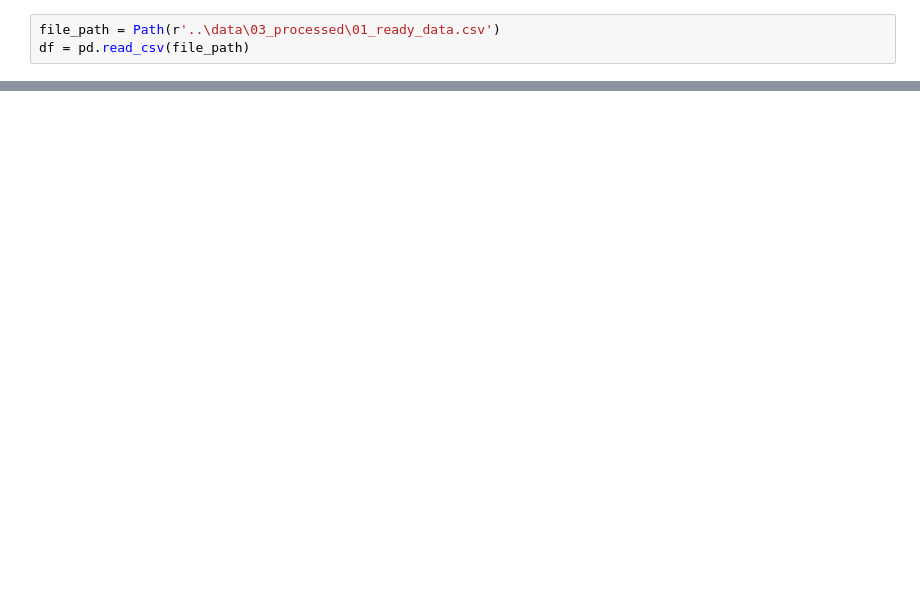
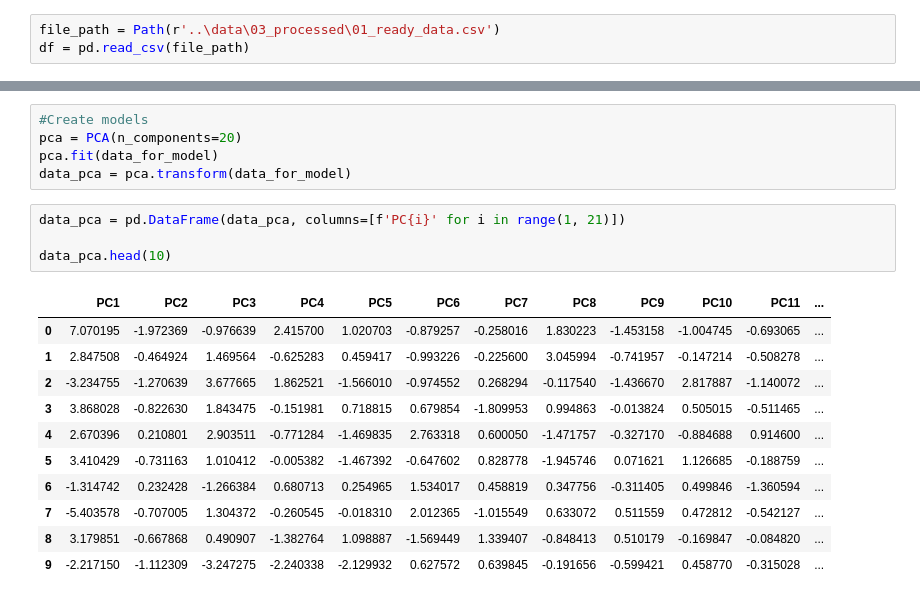
Before and after one commit to Mghd269/DMI-Project, a Jupyter notebook: notebooks/03_data_preparation.ipynb, the cells around one changed output, grey strips where cells are left out. Saved outputs shown, nothing was run; the diff lists cells and outputs as text; blank space fills up the shorter version.

```diff
--- a/notebooks/03_data_preparation.ipynb
+++ b/notebooks/03_data_preparation.ipynb
@@ -23,0 +73,21 @@ df.head()
+# %%
+#Create models
+pca = PCA(n_components=20)
+pca.fit(data_for_model)
+data_pca = pca.transform(data_for_model)
+# %%
+data_pca = pd.DataFrame(data_pca, columns=[f'PC{i}' for i in range(1, 21)])
+
+data_pca.head(10)
+# %% [output]
+|  | PC1 | PC2 | PC3 | PC4 | PC5 | PC6 | PC7 | PC8 | PC9 | PC10 | PC11 | ... |
+| 0 | 7.070195 | -1.972369 | -0.976639 | 2.415700 | 1.020703 | -0.879257 | -0.258016 | 1.830223 | -1.453158 | -1.004745 | -0.693065 | ... |
+| 1 | 2.847508 | -0.464924 | 1.469564 | -0.625283 | 0.459417 | -0.993226 | -0.225600 | 3.045994 | -0.741957 | -0.147214 | -0.508278 | ... |
+| 2 | -3.234755 | -1.270639 | 3.677665 | 1.862521 | -1.566010 | -0.974552 | 0.268294 | -0.117540 | -1.436670 | 2.817887 | -1.140072 | ... |
+| 3 | 3.868028 | -0.822630 | 1.843475 | -0.151981 | 0.718815 | 0.679854 | -1.809953 | 0.994863 | -0.013824 | 0.505015 | -0.511465 | ... |
+| 4 | 2.670396 | 0.210801 | 2.903511 | -0.771284 | -1.469835 | 2.763318 | 0.600050 | -1.471757 | -0.327170 | -0.884688 | 0.914600 | ... |
+| 5 | 3.410429 | -0.731163 | 1.010412 | -0.005382 | -1.467392 | -0.647602 | 0.828778 | -1.945746 | 0.071621 | 1.126685 | -0.188759 | ... |
+| 6 | -1.314742 | 0.232428 | -1.266384 | 0.680713 | 0.254965 | 1.534017 | 0.458819 | 0.347756 | -0.311405 | 0.499846 | -1.360594 | ... |
+| 7 | -5.403578 | -0.707005 | 1.304372 | -0.260545 | -0.018310 | 2.012365 | -1.015549 | 0.633072 | 0.511559 | 0.472812 | -0.542127 | ... |
+| 8 | 3.179851 | -0.667868 | 0.490907 | -1.382764 | 1.098887 | -1.569449 | 1.339407 | -0.848413 | 0.510179 | -0.169847 | -0.084820 | ... |
+| 9 | -2.217150 | -1.112309 | -3.247275 | -2.240338 | -2.129932 | 0.627572 | 0.639845 | -0.191656 | -0.599421 | 0.458770 | -0.315028 | ... |
```
Also changed, not shown: parts of 9 cells of this notebook, 1 other file.
